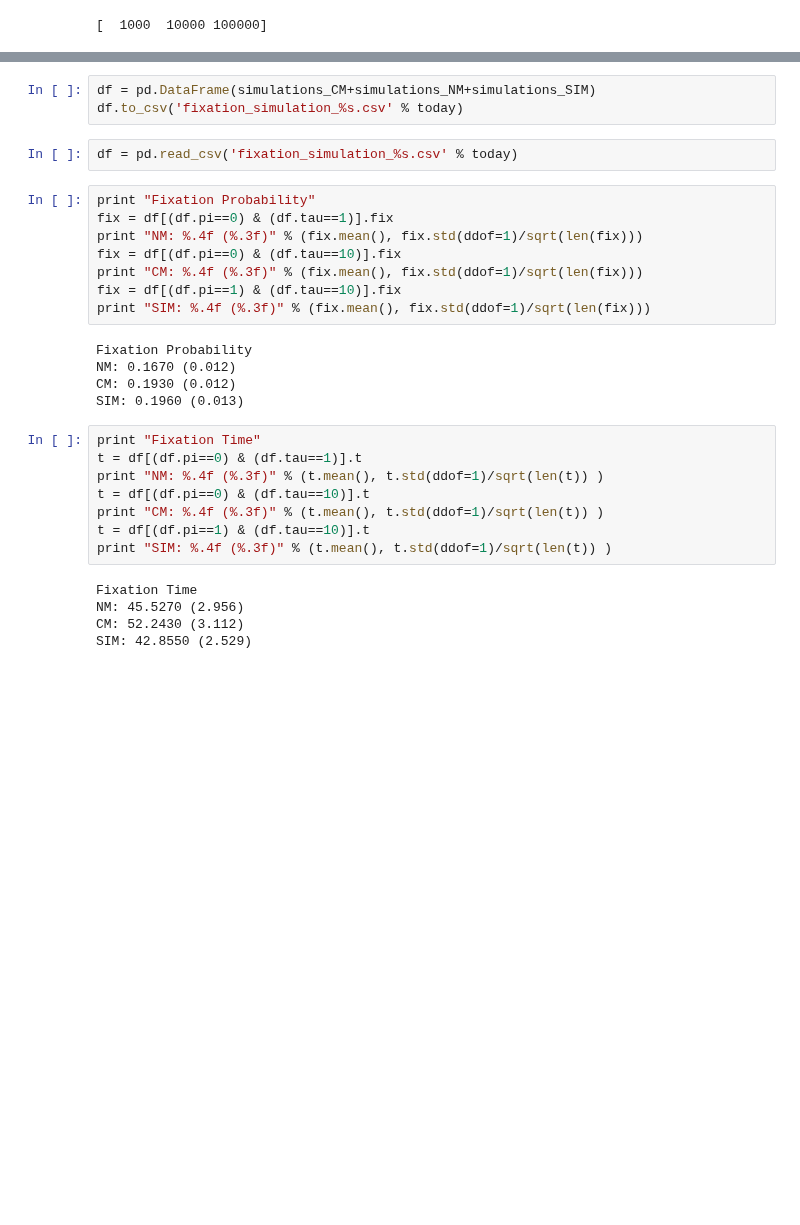
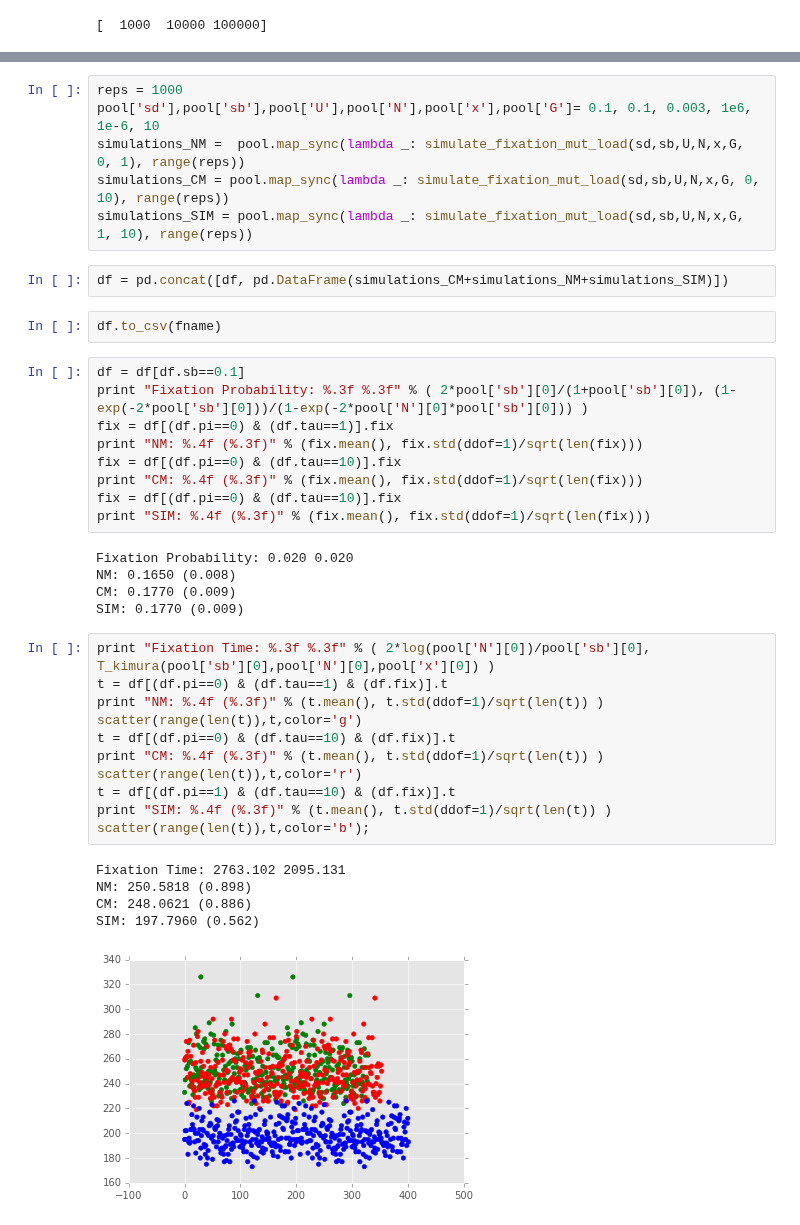
Before and after one commit to yoavram/mamba, a Jupyter notebook: simarba/analysis/adaptation time.ipynb, the cells around one changed output, grey strips where cells are left out. Drawn from its saved outputs; the diff is of its cells as text; blank space fills up the shorter version.

Commit message:
addde simulations

```diff
--- a/simarba/analysis/adaptation time.ipynb
+++ b/simarba/analysis/adaptation time.ipynb
@@ -321,31 +320,41 @@ simulations_SIM = pool.map_sync(lambda x: simulate_fixation_mut_load(0.05, 0.1,
+# %%
+reps = 1000
+pool['sd'],pool['sb'],pool['U'],pool['N'],pool['x'],pool['G']= 0.1, 0.1, 0.003, 1e6, 1e-6, 10
+simulations_NM =  pool.map_sync(lambda _: simulate_fixation_mut_load(sd,sb,U,N,x,G, 0, 1), range(reps))
+simulations_CM = pool.map_sync(lambda _: simulate_fixation_mut_load(sd,sb,U,N,x,G, 0, 10), range(reps))
+simulations_SIM = pool.map_sync(lambda _: simulate_fixation_mut_load(sd,sb,U,N,x,G, 1, 10), range(reps))
 # %%
-df = pd.DataFrame(simulations_CM+simulations_NM+simulations_SIM)
-df.to_csv('fixation_simulation_%s.csv' % today)
+df = pd.concat([df, pd.DataFrame(simulations_CM+simulations_NM+simulations_SIM)])
-# %%
-df = pd.read_csv('fixation_simulation_%s.csv' % today)
+# %%
+df.to_csv(fname)
 # %%
-print "Fixation Probability"
+df = df[df.sb==0.1]
+print "Fixation Probability: %.3f %.3f" % ( 2*pool['sb'][0]/(1+pool['sb'][0]), (1-exp(-2*pool['sb'][0]))/(1-exp(-2*pool['N'][0]*pool['sb'][0])) )
 fix = df[(df.pi==0) & (df.tau==1)].fix
 print "NM: %.4f (%.3f)" % (fix.mean(), fix.std(ddof=1)/sqrt(len(fix)))
 fix = df[(df.pi==0) & (df.tau==10)].fix
 print "CM: %.4f (%.3f)" % (fix.mean(), fix.std(ddof=1)/sqrt(len(fix)))
-fix = df[(df.pi==1) & (df.tau==10)].fix
+fix = df[(df.pi==0) & (df.tau==10)].fix
 print "SIM: %.4f (%.3f)" % (fix.mean(), fix.std(ddof=1)/sqrt(len(fix)))
 # %% [output]
-Fixation Probability
-NM: 0.1670 (0.012)
-CM: 0.1930 (0.012)
-SIM: 0.1960 (0.013)
+Fixation Probability: 0.020 0.020
+NM: 0.1650 (0.008)
+CM: 0.1770 (0.009)
+SIM: 0.1770 (0.009)
 # %%
-print "Fixation Time"
-t = df[(df.pi==0) & (df.tau==1)].t
+print "Fixation Time: %.3f %.3f" % ( 2*log(pool['N'][0])/pool['sb'][0], T_kimura(pool['sb'][0],pool['N'][0],pool['x'][0]) )
+t = df[(df.pi==0) & (df.tau==1) & (df.fix)].t
 print "NM: %.4f (%.3f)" % (t.mean(), t.std(ddof=1)/sqrt(len(t)) )
-t = df[(df.pi==0) & (df.tau==10)].t
+scatter(range(len(t)),t,color='g')
+t = df[(df.pi==0) & (df.tau==10) & (df.fix)].t
 print "CM: %.4f (%.3f)" % (t.mean(), t.std(ddof=1)/sqrt(len(t)) )
-t = df[(df.pi==1) & (df.tau==10)].t
+scatter(range(len(t)),t,color='r')
+t = df[(df.pi==1) & (df.tau==10) & (df.fix)].t
 print "SIM: %.4f (%.3f)" % (t.mean(), t.std(ddof=1)/sqrt(len(t)) )
+scatter(range(len(t)),t,color='b');
 # %% [output]
-Fixation Time
-NM: 45.5270 (2.956)
-CM: 52.2430 (3.112)
-SIM: 42.8550 (2.529)
+Fixation Time: 2763.102 2095.131
+NM: 250.5818 (0.898)
+CM: 248.0621 (0.886)
+SIM: 197.7960 (0.562)
+[figure, added]
```
Also changed, not shown: parts of 9 cells of this notebook.
